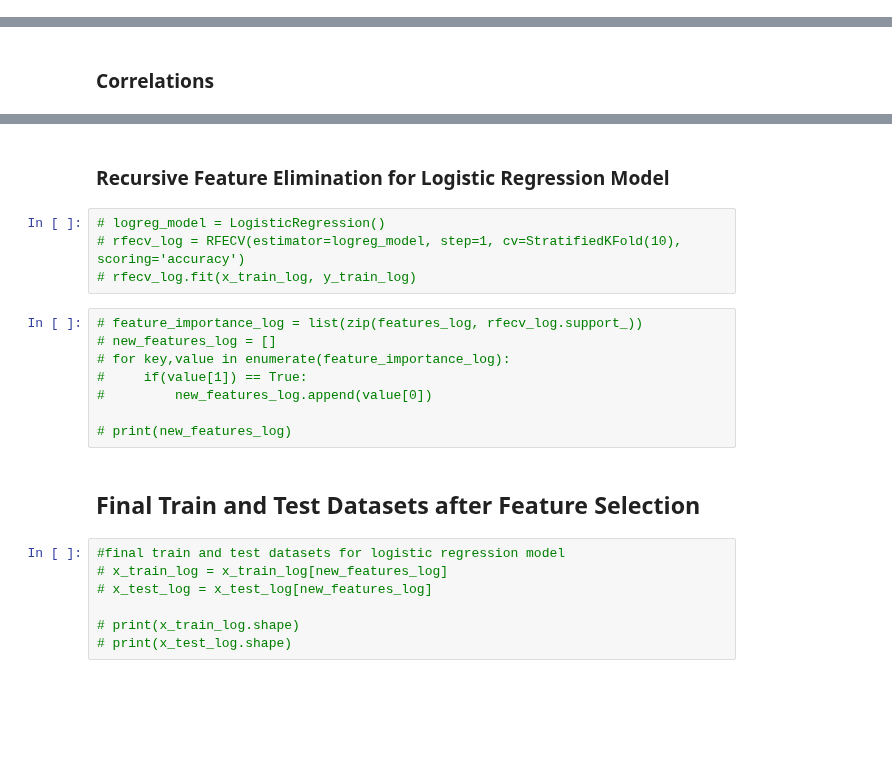
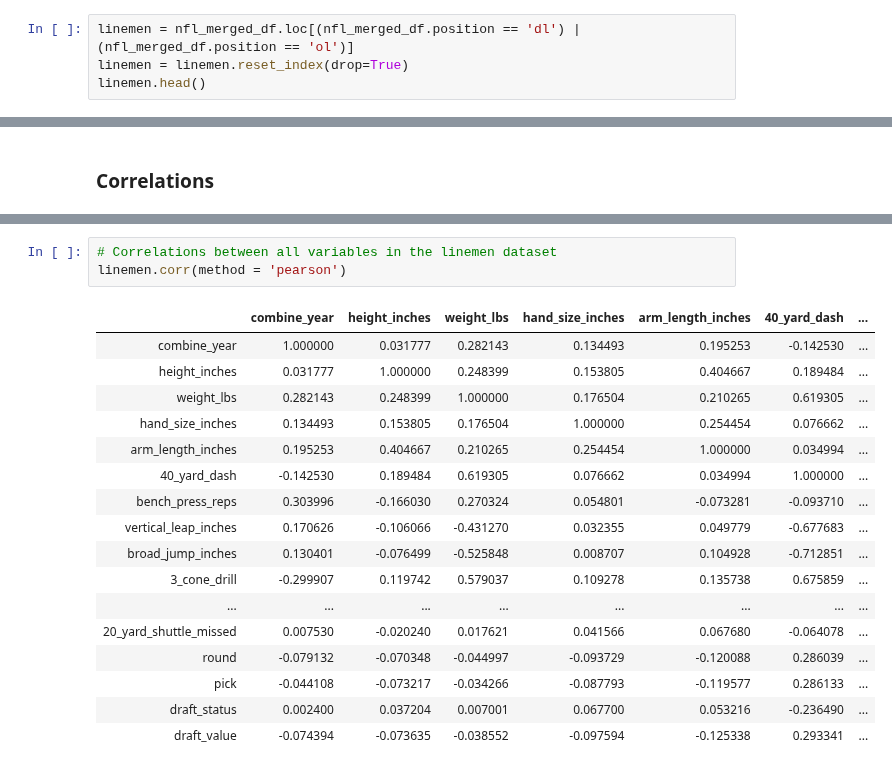
Before and after one commit to michaelpallante/nfl_combine_classification_modeling, a Jupyter notebook: notebooks/nfl_combine_eda.ipynb, the cells around one changed output, grey strips where cells are left out. Cells and saved outputs as stored; diff of their text form; blank space fills up the shorter version.

```diff
--- a/notebooks/nfl_combine_eda.ipynb
+++ b/notebooks/nfl_combine_eda.ipynb
@@ -229,0 +251,4 @@ nfl_merged_df.describe()
+# %%
+linemen = nfl_merged_df.loc[(nfl_merged_df.position == 'dl') |(nfl_merged_df.position == 'ol')]
+linemen = linemen.reset_index(drop=True)
+linemen.head()
@@ -363,23 +278,21 @@ For modeling purposes, we used recursive feature elimination for both our logist
-# %% [markdown]
-### Recursive Feature Elimination for Logistic Regression Model
-# %%
-# logreg_model = LogisticRegression()
-# rfecv_log = RFECV(estimator=logreg_model, step=1, cv=StratifiedKFold(10), scoring='accuracy')
-# rfecv_log.fit(x_train_log, y_train_log)
-# %%
-# feature_importance_log = list(zip(features_log, rfecv_log.support_))
-# new_features_log = []
-# for key,value in enumerate(feature_importance_log):
-#     if(value[1]) == True:
-#         new_features_log.append(value[0])
-
-# print(new_features_log)
-# %% [markdown]
-## Final Train and Test Datasets after Feature Selection
-# %%
-#final train and test datasets for logistic regression model
-# x_train_log = x_train_log[new_features_log]
-# x_test_log = x_test_log[new_features_log]
-
-# print(x_train_log.shape)
-# print(x_test_log.shape)
+# %%
+# Correlations between all variables in the linemen dataset
+linemen.corr(method = 'pearson')
+# %% [output]
+|  | combine_year | height_inches | weight_lbs | hand_size_inches | arm_length_inches | 40_yard_dash | ... |
+| combine_year | 1.000000 | 0.031777 | 0.282143 | 0.134493 | 0.195253 | -0.142530 | ... |
+| height_inches | 0.031777 | 1.000000 | 0.248399 | 0.153805 | 0.404667 | 0.189484 | ... |
+| weight_lbs | 0.282143 | 0.248399 | 1.000000 | 0.176504 | 0.210265 | 0.619305 | ... |
+| hand_size_inches | 0.134493 | 0.153805 | 0.176504 | 1.000000 | 0.254454 | 0.076662 | ... |
+| arm_length_inches | 0.195253 | 0.404667 | 0.210265 | 0.254454 | 1.000000 | 0.034994 | ... |
+| 40_yard_dash | -0.142530 | 0.189484 | 0.619305 | 0.076662 | 0.034994 | 1.000000 | ... |
+| bench_press_reps | 0.303996 | -0.166030 | 0.270324 | 0.054801 | -0.073281 | -0.093710 | ... |
+| vertical_leap_inches | 0.170626 | -0.106066 | -0.431270 | 0.032355 | 0.049779 | -0.677683 | ... |
+| broad_jump_inches | 0.130401 | -0.076499 | -0.525848 | 0.008707 | 0.104928 | -0.712851 | ... |
+| 3_cone_drill | -0.299907 | 0.119742 | 0.579037 | 0.109278 | 0.135738 | 0.675859 | ... |
+| ... | ... | ... | ... | ... | ... | ... | ... |
+| 20_yard_shuttle_missed | 0.007530 | -0.020240 | 0.017621 | 0.041566 | 0.067680 | -0.064078 | ... |
+| round | -0.079132 | -0.070348 | -0.044997 | -0.093729 | -0.120088 | 0.286039 | ... |
+| pick | -0.044108 | -0.073217 | -0.034266 | -0.087793 | -0.119577 | 0.286133 | ... |
+| draft_status | 0.002400 | 0.037204 | 0.007001 | 0.067700 | 0.053216 | -0.236490 | ... |
+| draft_value | -0.074394 | -0.073635 | -0.038552 | -0.097594 | -0.125338 | 0.293341 | ... |
```
Also changed, not shown: parts of 56 cells of this notebook, 4 other files.
